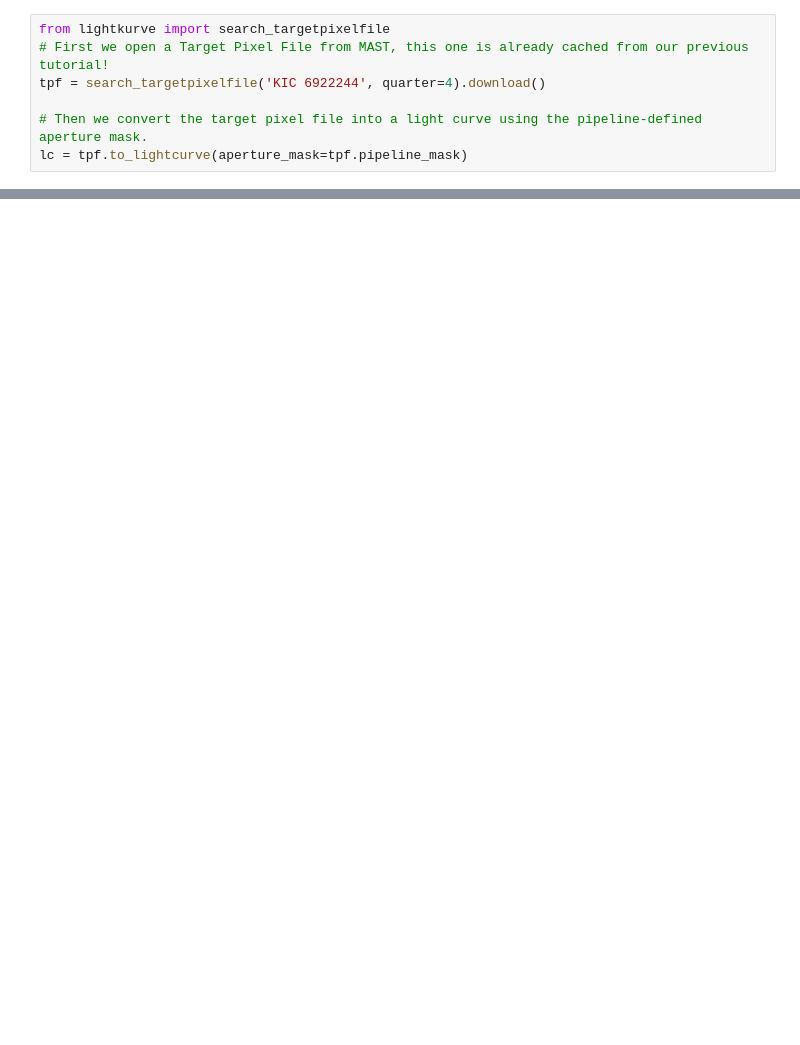
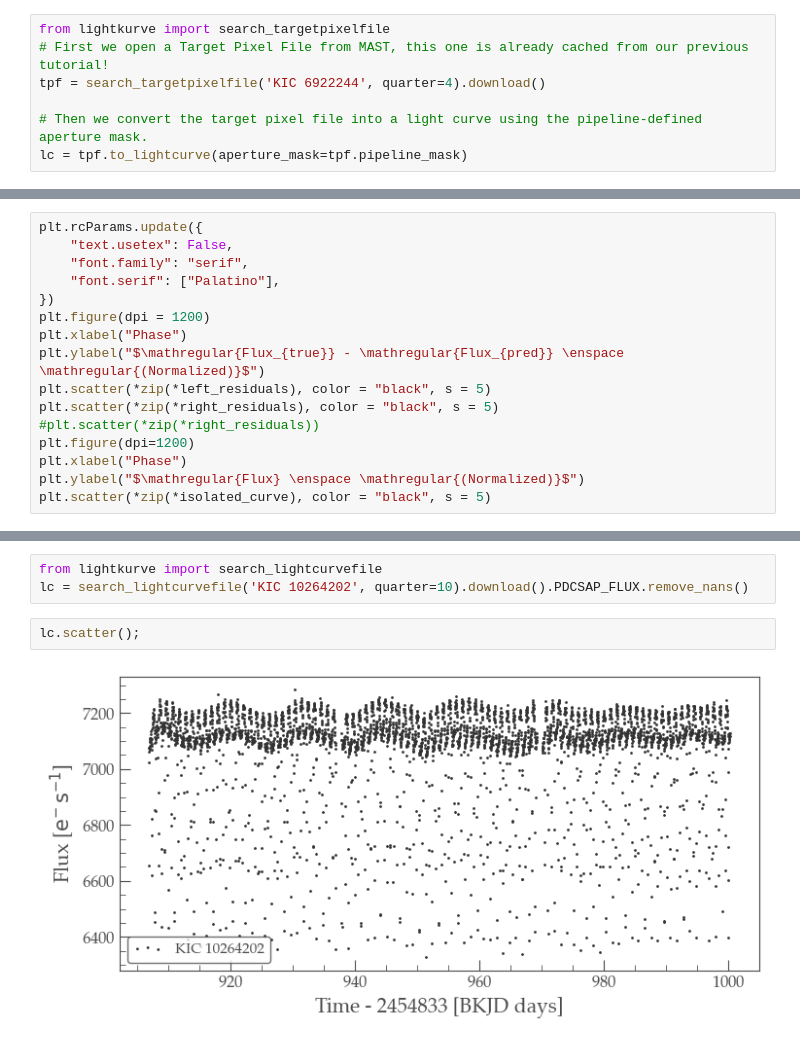
Before and after one commit to Singh2202/transit_photometry, a Jupyter notebook: Residuals.ipynb, the cells around one changed output, grey strips where cells are left out. Cells and saved outputs as stored; diff of their text form; blank space fills up the shorter version.

```diff
--- a/Residuals.ipynb
+++ b/Residuals.ipynb
@@ -58,0 +52,16 @@ plt.scatter(*zip(*right_residuals))
+# %%
+plt.rcParams.update({
+    "text.usetex": False,
+    "font.family": "serif",
+    "font.serif": ["Palatino"],
+})
+plt.figure(dpi = 1200)
+plt.xlabel("Phase")
+plt.ylabel("$\mathregular{Flux_{true}} - \mathregular{Flux_{pred}} \enspace \mathregular{(Normalized)}$")
+plt.scatter(*zip(*left_residuals), color = "black", s = 5)
+plt.scatter(*zip(*right_residuals), color = "black", s = 5)
+#plt.scatter(*zip(*right_residuals))
+plt.figure(dpi=1200)
+plt.xlabel("Phase")
+plt.ylabel("$\mathregular{Flux} \enspace \mathregular{(Normalized)}$")
+plt.scatter(*zip(*isolated_curve), color = "black", s = 5)
@@ -58,0 +76,7 @@ plt.scatter(*zip(*right_residuals))
+# %%
+from lightkurve import search_lightcurvefile
+lc = search_lightcurvefile('KIC 10264202', quarter=10).download().PDCSAP_FLUX.remove_nans()
+# %%
+lc.scatter();
+# %% [output]
+[figure, added]
```
Also changed, not shown: parts of 17 cells of this notebook.
